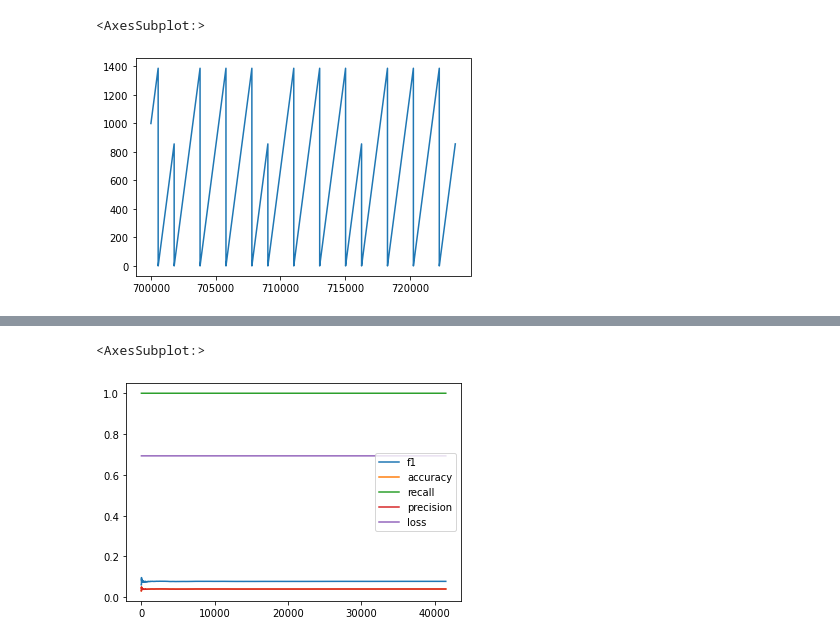
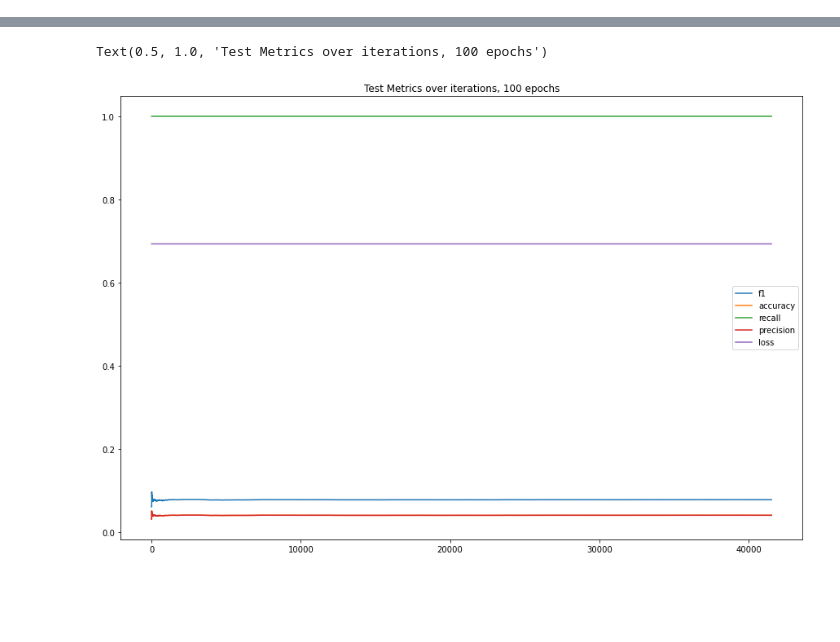
Before and after one commit to Guydada/MIND-Recommender-System-Project-Pytorch-TF-IDF--Deep-Learning, a Jupyter notebook: notebooks/loss_explore.ipynb, the cells around one changed output, grey strips where cells are left out. Saved outputs shown, nothing was run; the diff lists cells and outputs as text; code cells hidden in the pictures; blank space fills up the shorter version.

```diff
--- a/notebooks/loss_explore.ipynb
+++ b/notebooks/loss_explore.ipynb
@@ -5,0 +8,8 @@ import matplotlib.pyplot as plt
+# %%
+# set default fig size (15,10)
+plt.rcParams['figure.figsize'] = (15,10)
+plt.figure(figsize=(15,10))
+df['running_loss'][700000:].plot()
+plt.title('Loss over iterations, 100 epochs')
+plt.xlabel('Iterations')
+plt.ylabel('Running Loss')
@@ -6,12 +19,5 @@ import matplotlib.pyplot as plt
 # %%
-df = pd.read_csv('../results/loss_df_MindTensor_train_size_463060.pt_2021-12-31_18.csv')
+df2 = pd.read_csv('../results/test_metrics_first_model_test_vector_mul_df_2021-12-31_18.csv')
-# %%
-df['running_loss'][700000:].plot()
-# %% [output]
-<AxesSubplot:>
-[figure, removed]
-# %%
-df2 = pd.read_csv('../results/test_metrics_2021-12-31_18.csv')
 # %%
 df2.info()
 # %% [output]
@@ -31,6 +37,7 @@ dtypes: float64(6), int64(1)
 memory usage: 2.2 MB
 # %%
 df2.drop(['Unnamed: 0', 'batch_num'], axis=1).plot()
+plt.title('Test Metrics over iterations, 100 epochs')
 # %% [output]
-<AxesSubplot:>
+Text(0.5, 1.0, 'Test Metrics over iterations, 100 epochs')
-[figure, old version]
+[figure, new version]
```
Also changed, not shown: parts of 2 cells of this notebook, 15 other files.
